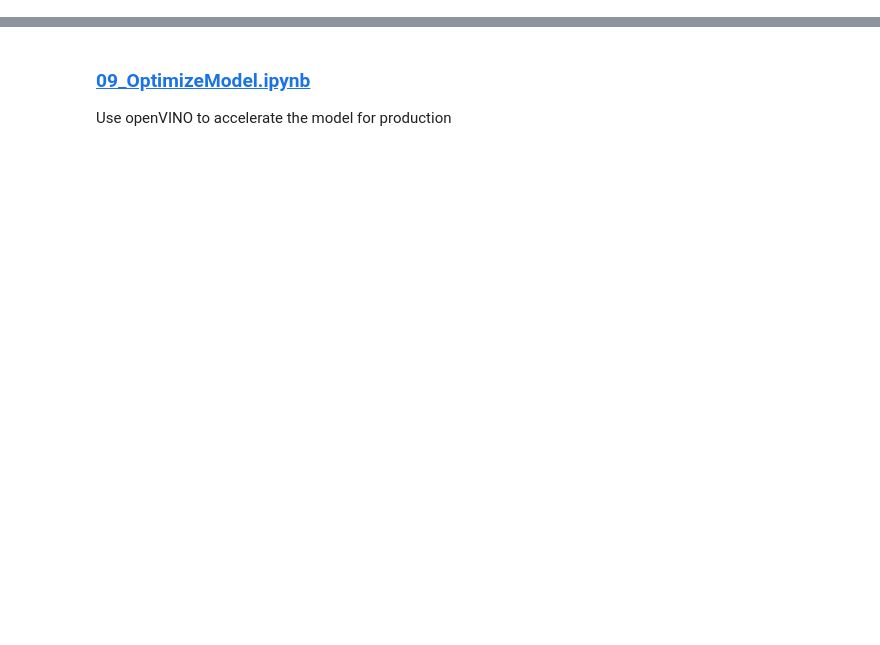
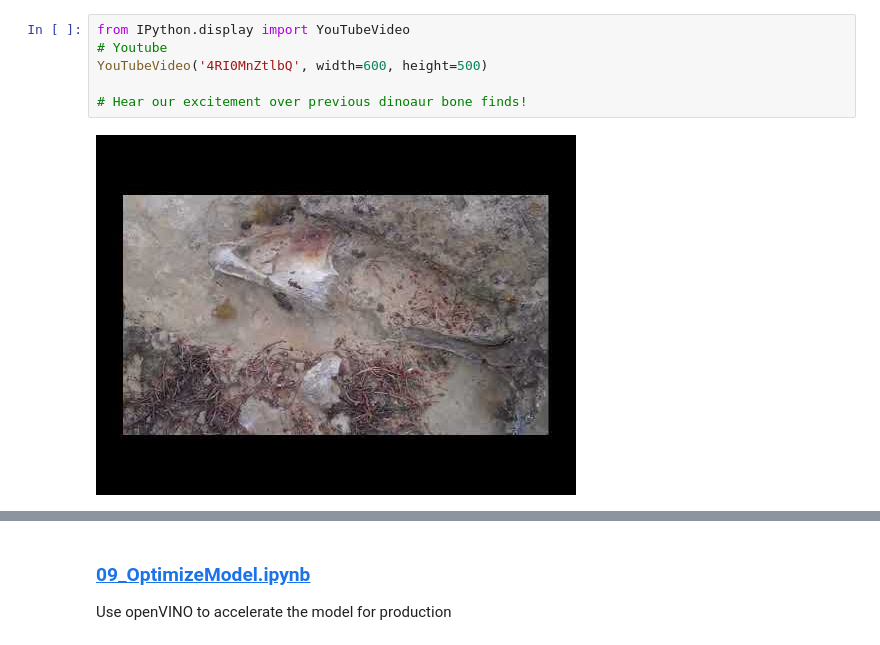
Before and after one commit to IntelSoftware/Jurassic, a Jupyter notebook: 00_Syllabus_Overview.ipynb, the cells around one changed output, grey strips where cells are left out. Cells and saved outputs as stored; diff of their text form; blank space fills up the shorter version.

```diff
--- a/00_Syllabus_Overview.ipynb
+++ b/00_Syllabus_Overview.ipynb
@@ -1 +7,9 @@
+# %%
+from IPython.display import YouTubeVideo
+# Youtube
+YouTubeVideo('4RI0MnZtlbQ', width=600, height=500)
+
+# Hear our excitement over previous dinoaur bone finds!
+# %% [output]
+[figure, added]
 # %% [markdown]
```
Also changed, not shown: parts of 5 cells of this notebook, 42 other files.
